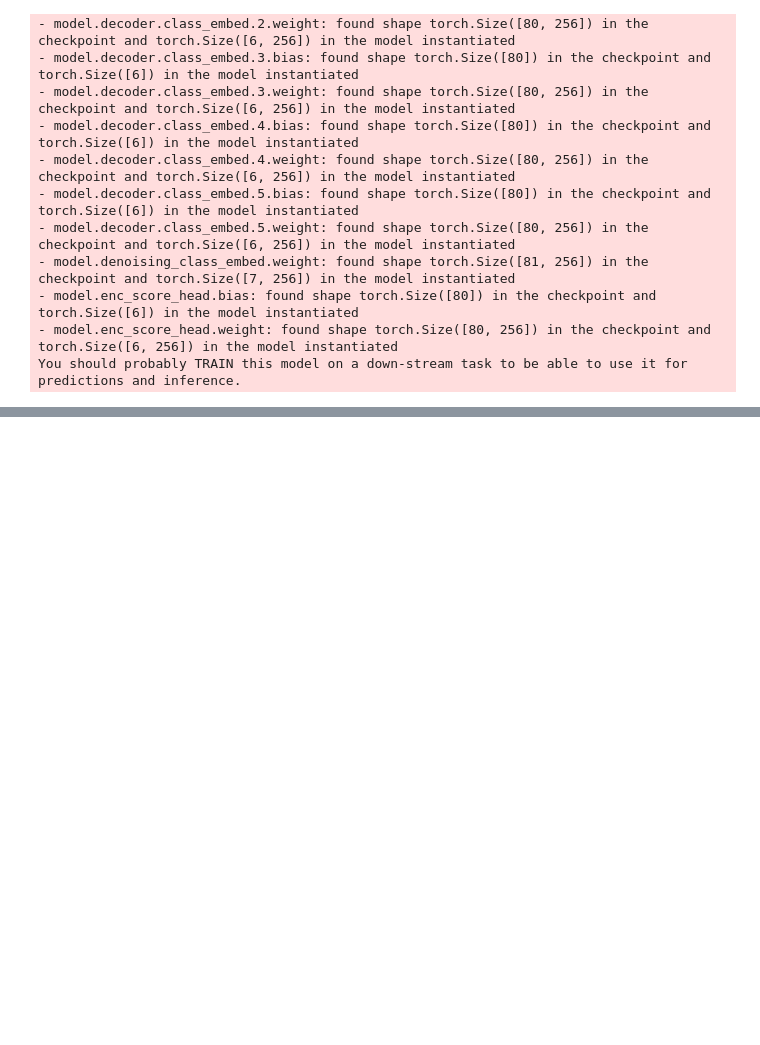
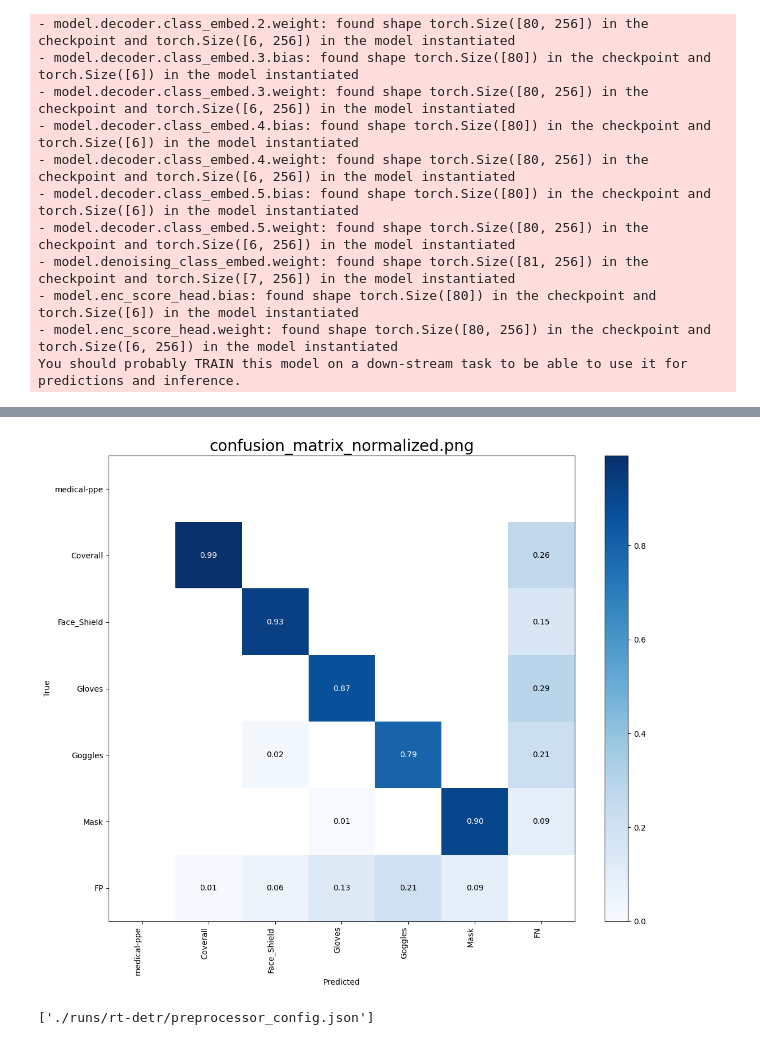
Before and after one commit to AlexeyLunyakov/SAFE-MACS, a Jupyter notebook: model/rt-detr-v2/rtdetr_v2_train.ipynb, the cells around one changed output, grey strips where cells are left out. Cells and saved outputs as stored; diff of their text form; code cells hidden in the pictures; blank space fills up the shorter version.

```diff
--- a/model/rt-detr-v2/rtdetr_v2_train.ipynb
+++ b/model/rt-detr-v2/rtdetr_v2_train.ipynb
@@ -322,0 +416,15 @@ trainer.train()
+# %%
+confusion_matrix = sv.ConfusionMatrix.from_detections(
+    predictions=predictions,
+    targets=targets,
+    classes=ds_test.classes
+)
+
+_ = confusion_matrix.plot(normalize=True, save_path=f"./rtdetr-v2-L-mppe-{num}",title='confusion_matrix_normalized.png')
+# %% [output]
+[figure, added]
+# %%
+model.save_pretrained("./runs/rt-detr/")
+processor.save_pretrained("./runs/rt-detr/")
+# %% [output]
+['./runs/rt-detr/preprocessor_config.json']
```
Also changed, not shown: parts of 10 cells of this notebook, 1 other file.
